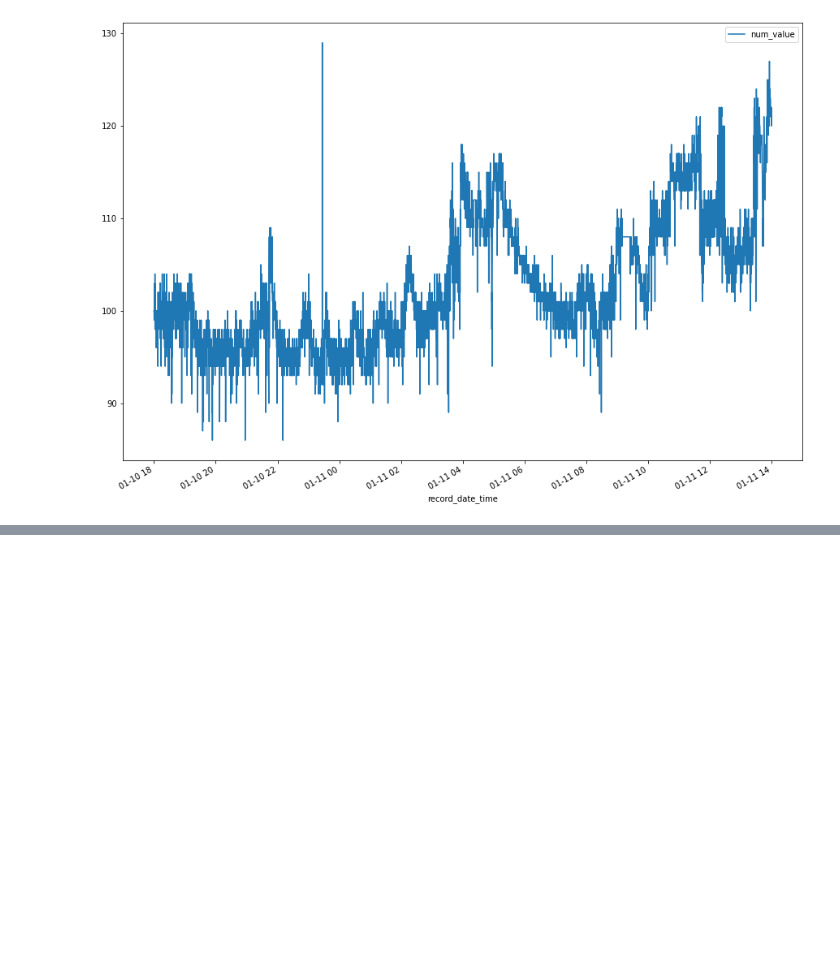
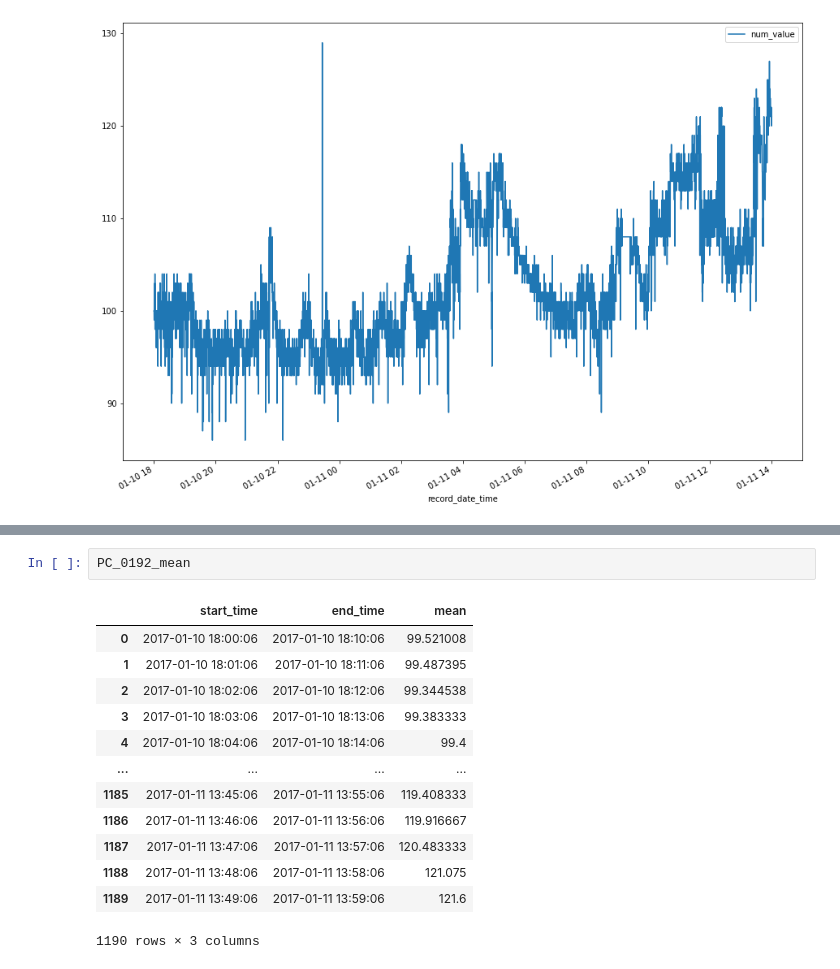
Before and after one commit to l-khali/old_In2Research, a Jupyter notebook: PC-0192_analysis.ipynb, the cells around one changed output, grey strips where cells are left out. Cells and saved outputs as stored; diff of their text form; blank space fills up the shorter version.

```diff
--- a/PC-0192_analysis.ipynb
+++ b/PC-0192_analysis.ipynb
@@ -124,0 +148,16 @@ PC_0192_extubated.plot('record_date_time', 'num_value', figsize=(15, 11))
+# %%
+PC_0192_mean
+# %% [output]
+|  | start_time | end_time | mean |
+| 0 | 2017-01-10 18:00:06 | 2017-01-10 18:10:06 | 99.521008 |
+| 1 | 2017-01-10 18:01:06 | 2017-01-10 18:11:06 | 99.487395 |
+| 2 | 2017-01-10 18:02:06 | 2017-01-10 18:12:06 | 99.344538 |
+| 3 | 2017-01-10 18:03:06 | 2017-01-10 18:13:06 | 99.383333 |
+| 4 | 2017-01-10 18:04:06 | 2017-01-10 18:14:06 | 99.4 |
+| ... | ... | ... | ... |
+| 1185 | 2017-01-11 13:45:06 | 2017-01-11 13:55:06 | 119.408333 |
+| 1186 | 2017-01-11 13:46:06 | 2017-01-11 13:56:06 | 119.916667 |
+| 1187 | 2017-01-11 13:47:06 | 2017-01-11 13:57:06 | 120.483333 |
+| 1188 | 2017-01-11 13:48:06 | 2017-01-11 13:58:06 | 121.075 |
+| 1189 | 2017-01-11 13:49:06 | 2017-01-11 13:59:06 | 121.6 |
+1190 rows × 3 columns
```
Also changed, not shown: parts of 4 cells of this notebook.
